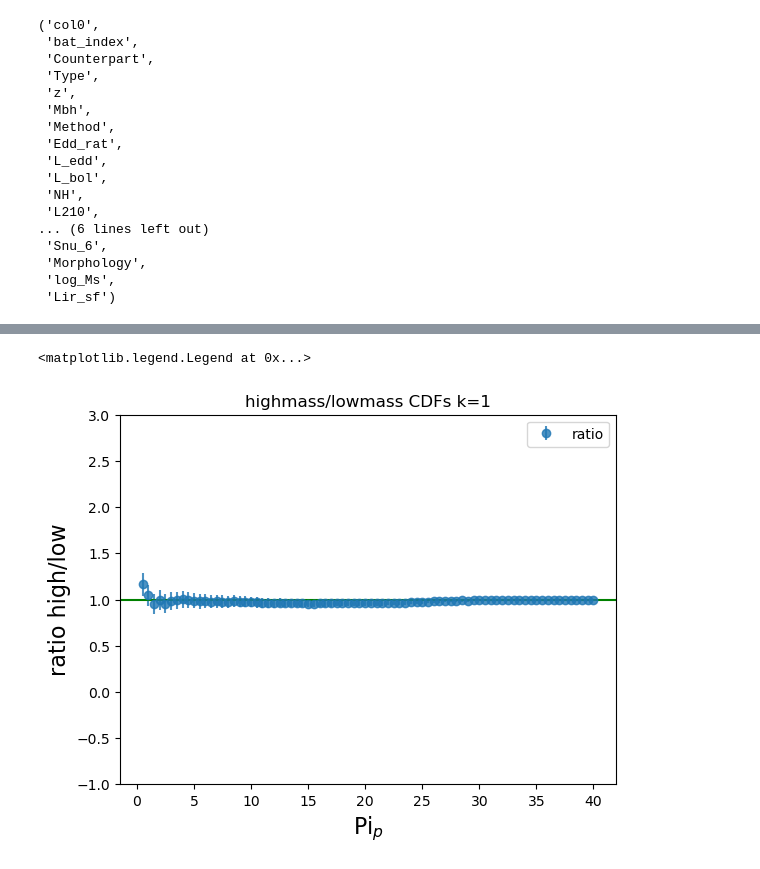
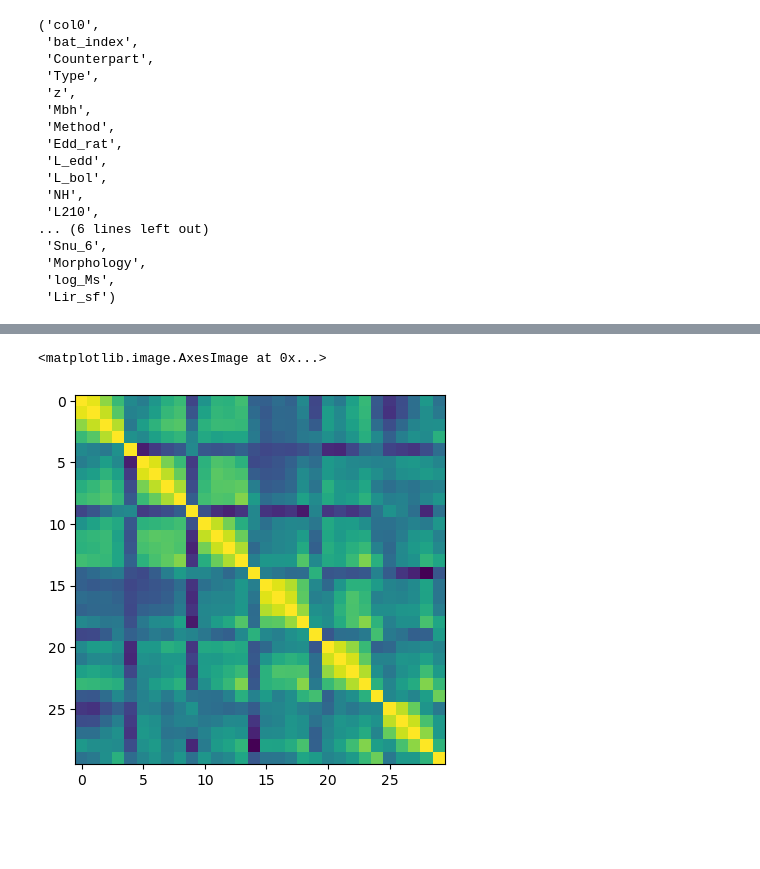
Before and after one commit to mcp74/AGNclustering, a Jupyter notebook: KNN_example.ipynb, the cells around one changed output, grey strips where cells are left out. Saved outputs shown, nothing was run; the diff lists cells and outputs as text; code cells hidden in the pictures; blank space fills up the shorter version.

```diff
--- a/KNN_example.ipynb
+++ b/KNN_example.ipynb
@@ -156,6 +171,6 @@ plt.legend()
 # %%
 t1=time.time()
-outputlow,errlow,cov = k.kNN_wrapper(rs,pis, l, gal,kneighbors=5,m=5,rpbool=True)
+outputlow,errlow,covlow = k.kNN_wrapper(rs,pis, l, gal,kneighbors=6,m=5,concatenate=True,rpbool=True)
 t = time.time() - t1
 print('took ',str(t/60),' minutes')
 # %% [output]
@@ -179,4 +194,4 @@ took  1.9849663654963174  minutes
 # %%
-outputhigh, errhigh, cov = k.kNN_wrapper(rs,pis, u, gal, kneighbors=5, m=5, rpbool=True)
+outputhigh, errhigh, covhigh = k.kNN_wrapper(rs,pis, up, gal, kneighbors=6, m=5,concatenate=True,rpbool=True)
 # %% [output]
 using LCDM cosmology: Om0=.3, H0=70
@@ -199,8 +242,6 @@ cdf parallel 0.011445760726928711
 # %%
 
-n1=output[0]
-n2=output[1]
-n3=output[2]
+n=np.array([output[i][-1] for i in np.arange(len(output))])
 n1low=np.array([outputlow[i][-1] for i in np.arange(len(outputlow))])
 n1high=np.array([outputhigh[i][-1] for i in np.arange(len(outputhigh))])
 
@@ -209,7 +250,7 @@ n1pilow = np.empty(len(rs))
 n1pihigh = np.empty(len(rs))
 for i in range(len(outputlow)):
 #     print(np.array([row[-1] for row in outputlow[i]]))
-    n1pilow = np.vstack((n1pilow,np.array([row[-1] for row in outputlow[i]])))
+    n1pilow = np.vstack((n1pilow,np.array([row[-1] for row in outp20utlow[i]])))
     n1pihigh = np.vstack((n1pihigh,np.array([row[-1] for row in outputhigh[i]])))
 n1pilow = n1pilow[1:]
 n1pihigh = n1pihigh[1:]
@@ -235,15 +257,22 @@ ratioerr = kNN_ratio_error(n1high,n1low,errhigh,errlow)
-# %%
-nonzero=np.array([n1low != 0])[0]
-nonzero=nonzero[0]
-
-plt.errorbar(rs[nonzero],n1pihigh[0][nonzero]/n1pilow[0][nonzero],yerr=ratioerr[0][nonzero],fmt='o',label='ratio',alpha=0.8)
-# plt.xscale('log')
-plt.ylabel('ratio high/low',fontsize=16)
-plt.title('highmass/lowmass CDFs k=1')
-plt.xlabel('Pi$_{p}$',fontsize=16)
-plt.ylim([-1,3])
-plt.axhline(1,color='g')
-plt.legend()
-# %% [output]
-<matplotlib.legend.Legend at 0x...>
-[figure, removed]
+# %%
+n1lowmod=np.array([d[i][-1] for i in np.arange(len(d))])
+n1highmod=np.array([c[i][-1] for i in np.arange(len(c))])
+
+n1pilowmod = np.empty(len(pis)-1)
+n1pihighmod = np.empty(len(pis)-1)
+for i in range(len(d)):
+    n1pilowmod = np.vstack((n1pilowmod,np.array([row[-1] for row in d[i]])))
+    n1pihighmod = np.vstack((n1pihighmod,np.array([row[-1] for row in c[i]])))
+n1pilowmod = n1pilowmod[1:]
+n1pihighmod = n1pihighmod[1:]
+# %%
+combined_cov = covhigh+covlow
+corr_matrix = np.zeros((len(covhigh),len(covhigh)))
+for i in range(len(covhigh)):
+    for j in range(len(covhigh)):
+        corr_matrix[i,j] = (combined_cov[i,j])/(math.sqrt(combined_cov[i,i]*combined_cov[j,j]))
+
+plt.imshow(corr_matrix)
+# %% [output]
+<matplotlib.image.AxesImage at 0x...>
+[figure, added]
```
Also changed, not shown: parts of 20 cells of this notebook, 9 other files.
